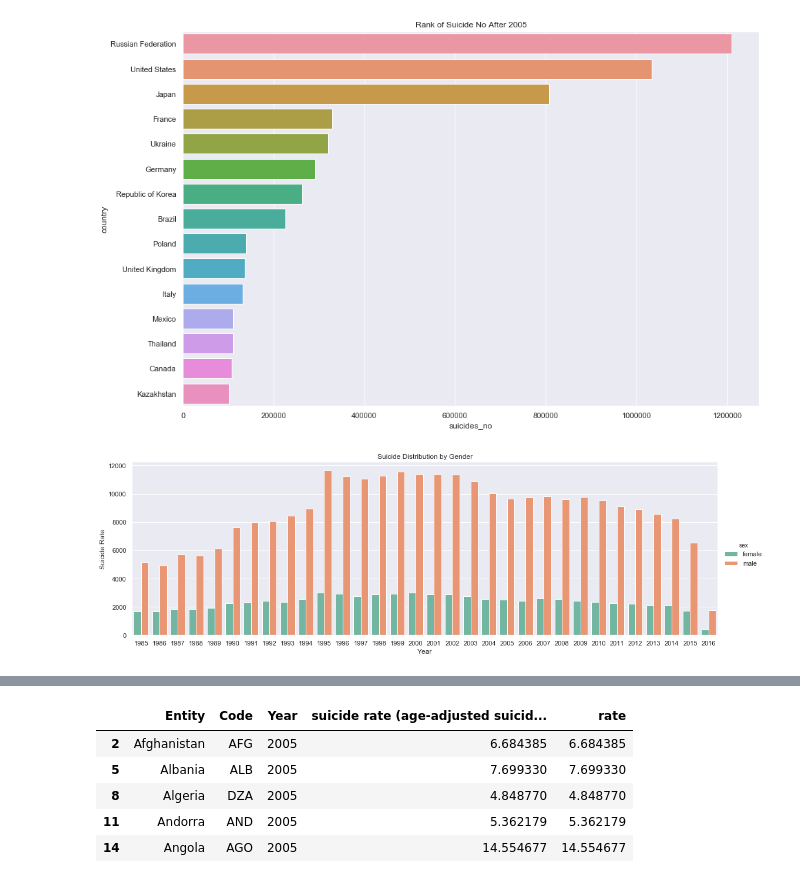
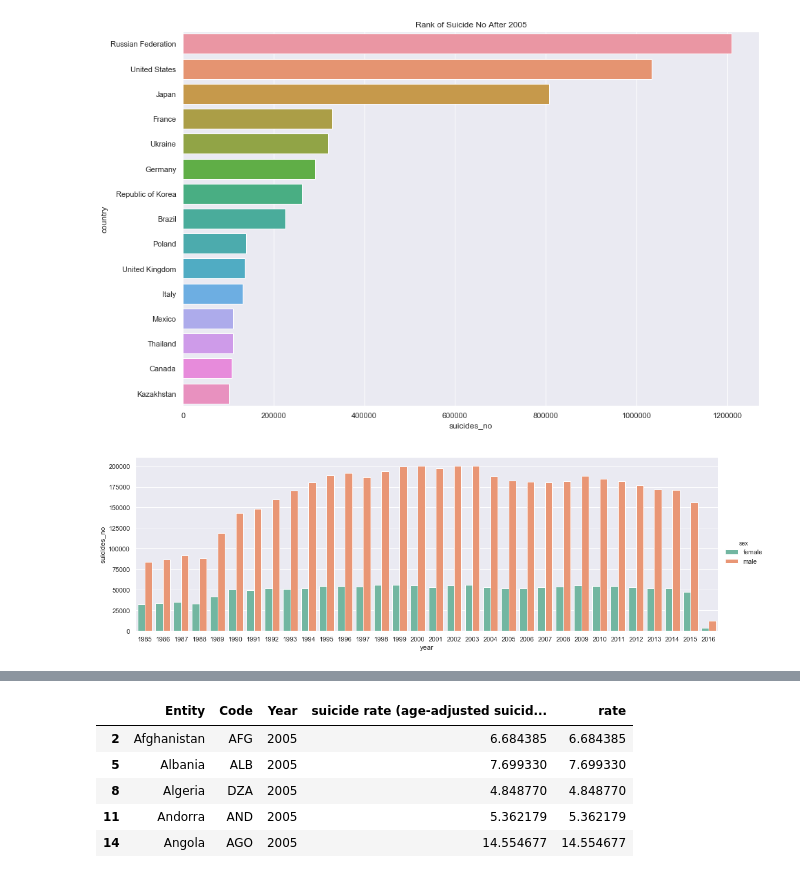
Before and after one commit to milkrong/suicide_rate_analysis, a Jupyter notebook: final_report.ipynb, the cells around one changed output, grey strips where cells are left out. Cells and saved outputs as stored; diff of their text form; code cells hidden in the pictures.

```diff
--- a/final_report.ipynb
+++ b/final_report.ipynb
@@ -35,19 +35,16 @@ plt.show()
 [figure]
 # %%
 # Suicide number group by gender
-suicide_gender_year = suicide_info.loc[:,['sex', 'suicides/100k pop', 'year']].copy().groupby(['year', 'sex'])[['suicides/100k pop']].sum().reset_index()
+suicide_gender_year = suicide_info.loc[:,['sex', 'suicides_no', 'year']].copy().groupby(['year', 'sex'])[['suicides_no']].sum().reset_index()
 suicide_male_year = suicide_gender_year[suicide_gender_year.sex == "male"]
 suicide_female_year = suicide_gender_year[suicide_gender_year.sex == "female"]
 # %%
-ax = sns.catplot(x = "year", y = "suicides/100k pop",
+ax = sns.catplot(x = "year", y = "suicides_no",
             hue = "sex",
             data = suicide_gender_year, kind = "bar", palette="Set2",
             height=5, aspect=3)
-ax.set(ylabel = "Suicide Rate", xlabel = "Year")
-plt.title("Suicide Distribution by Gender")
-ax.savefig("Suicide Distribution by Gender.jpg")
 # %% [output]
-[figure, old version]
+[figure, new version]
 # %%
 !pip install folium
 # %% [output]
```
Also changed, not shown: parts of 13 cells of this notebook.
